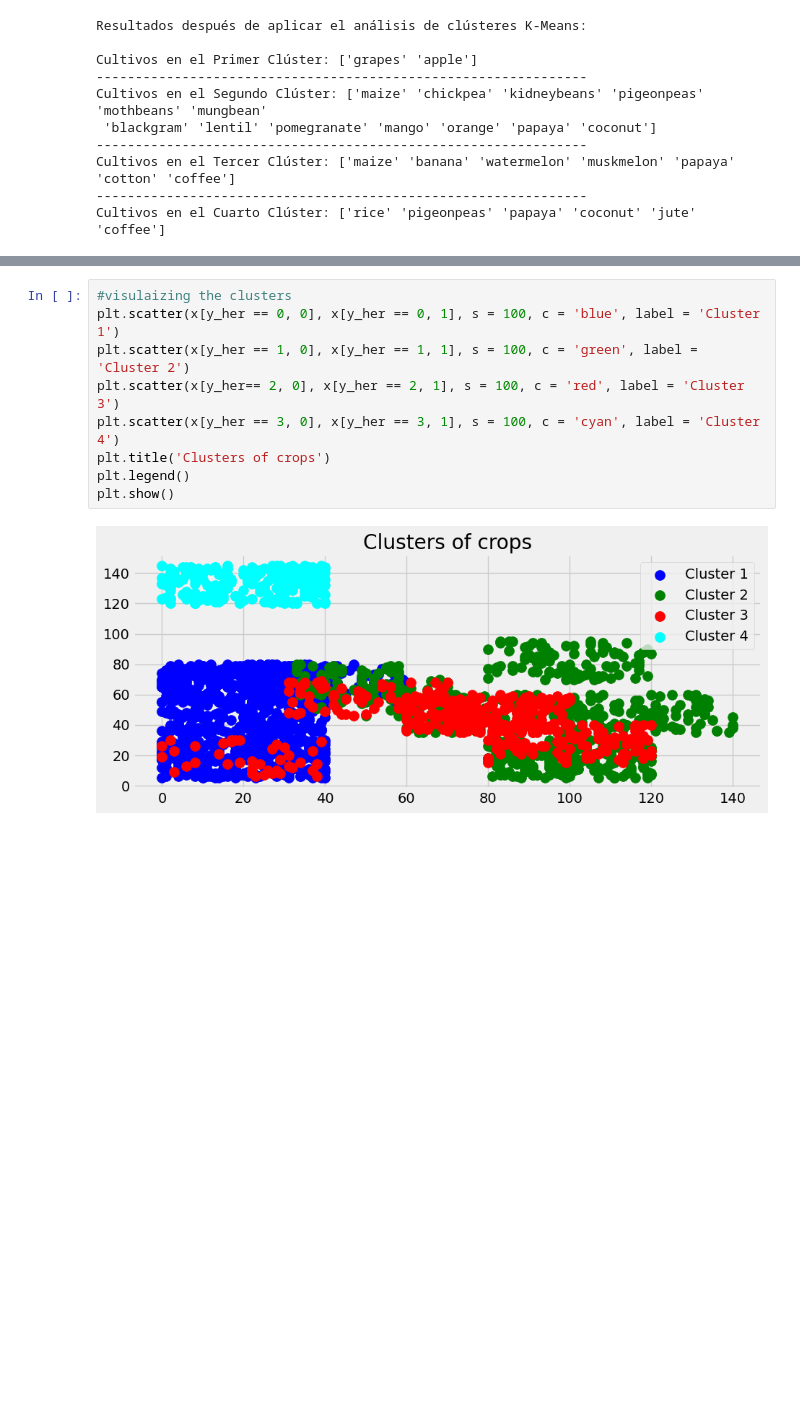
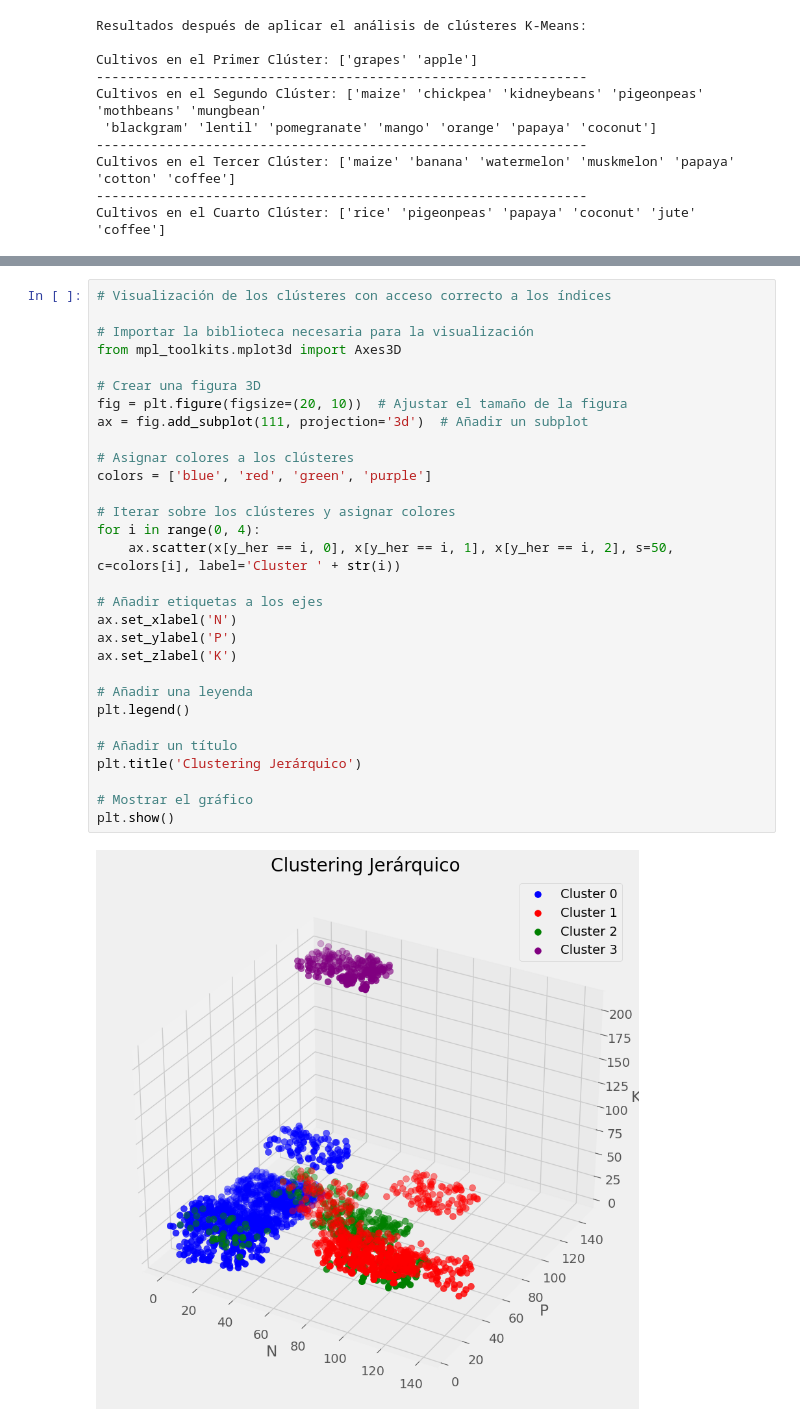
Before and after one commit to rodrigobarbaedu/scaling-umbrella, a Jupyter notebook: crop-analysis-clustering-and-prediction.ipynb, the cells around one changed output, grey strips where cells are left out. Cells and saved outputs as stored; diff of their text form; blank space fills up the shorter version.

Commit message:
feat(notebook)!: finish own implementation for 3d clustering segmentation

```diff
--- a/crop-analysis-clustering-and-prediction.ipynb
+++ b/crop-analysis-clustering-and-prediction.ipynb
@@ -630,14 +649,35 @@ Crops in Third Cluster: ['grapes' 'apple']
 # %%
-#visulaizing the clusters
-plt.scatter(x[y_her == 0, 0], x[y_her == 0, 1], s = 100, c = 'blue', label = 'Cluster 1')
-plt.scatter(x[y_her == 1, 0], x[y_her == 1, 1], s = 100, c = 'green', label = 'Cluster 2')
-plt.scatter(x[y_her== 2, 0], x[y_her == 2, 1], s = 100, c = 'red', label = 'Cluster 3')
-plt.scatter(x[y_her == 3, 0], x[y_her == 3, 1], s = 100, c = 'cyan', label = 'Cluster 4')
-plt.title('Clusters of crops')
+# Visualización de los clústeres con acceso correcto a los índices
+
+# Importar la biblioteca necesaria para la visualización
+from mpl_toolkits.mplot3d import Axes3D
+
+# Crear una figura 3D
+fig = plt.figure(figsize=(20, 10))  # Ajustar el tamaño de la figura
+ax = fig.add_subplot(111, projection='3d')  # Añadir un subplot
+
+# Asignar colores a los clústeres
+colors = ['blue', 'red', 'green', 'purple']
+
+# Iterar sobre los clústeres y asignar colores
+for i in range(0, 4):
+    ax.scatter(x[y_her == i, 0], x[y_her == i, 1], x[y_her == i, 2], s=50, c=colors[i], label='Cluster ' + str(i))
+
+# Añadir etiquetas a los ejes
+ax.set_xlabel('N')
+ax.set_ylabel('P')
+ax.set_zlabel('K')
+
+# Añadir una leyenda
 plt.legend()
+
+# Añadir un título
+plt.title('Clustering Jerárquico')
+
+# Mostrar el gráfico
 plt.show()
 # %% [output]
-[figure, old version]
+[figure, new version]
 # %%
 # Hard Clustering
 
```
Also changed, not shown: parts of 23 cells of this notebook.
